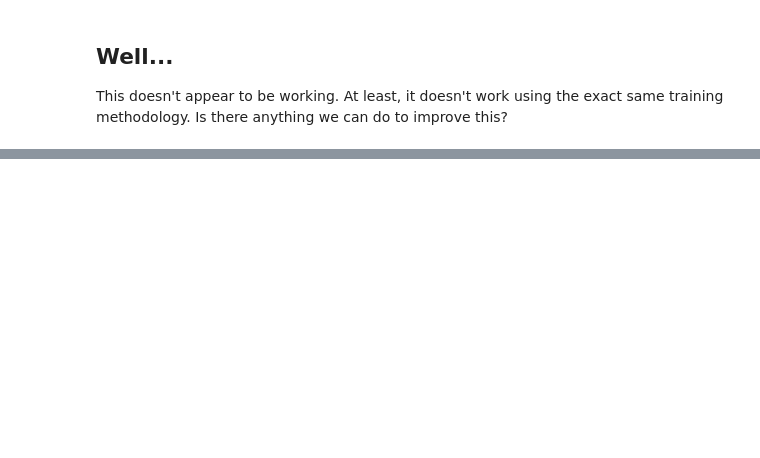
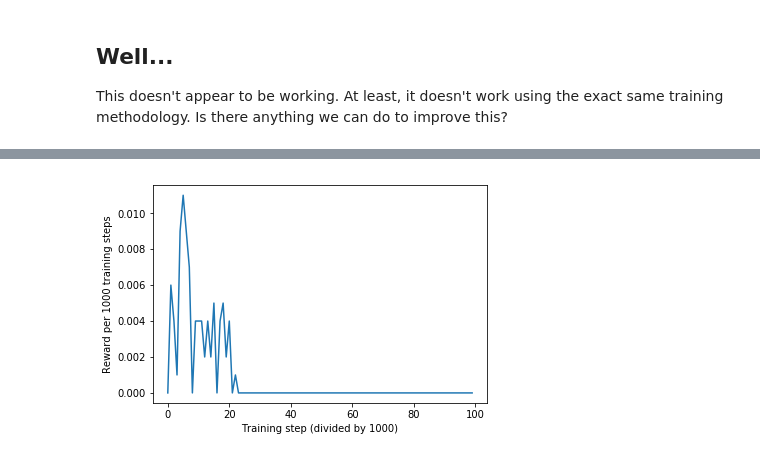
Before and after one commit to JayWalker512/Babys-First-Reinforcement-Learning, a Jupyter notebook: Baby's First Reinforcement Learning.ipynb, the cells around one changed output, grey strips where cells are left out. Cells and saved outputs as stored; diff of their text form; code cells hidden in the pictures; blank space fills up the shorter version.

Commit message:
Added experience replay, testing that out. My former hypothesis was not correct about fixing the NN failing to learn...

```diff
--- a/Baby's First Reinforcement Learning.ipynb
+++ b/Baby's First Reinforcement Learning.ipynb
@@ -352,7 +354,0 @@ What's the last series of actions taken which got a reward?
-# %%
-for i in range(0, len(history)):
-    print(history[i])
-
-#see output, we're reinforcing the same action a bunch of times!
-#maybe it got lucky with the reward appearing in a straight path
-#and so we super reinforce that set of actions.
@@ -369,0 +360,79 @@ for i in range(0, len(history)):
+# %%
+#Reinitialize the Neural Network so that it has random weights and we aren't starting from a bad spot.
+neural_mdp = NeuralNet(input_size, hidden_size, output_size, num_layers = 2) #maybe we'll play with the other parameters later
+
+#Modify our algorithm to keep a buffer of past state->action sequences that ended in a reward.
+training_steps = 100000
+initial_epsilon = 1
+epsilon = initial_epsilon
+anneal_epsilon = True #do we decrease epsilon over time?
+max_history_length = 10 #how many past actions do we want to encourage?
+history = deque([])
+max_replay_memory = 99999999999999 #Keep this many "positive" sequences to reinforce from
+replay_memory = deque([])
+progress = progress_bar.ProgressBar(total_elements=training_steps)
+reward_trends = []
+loss_trends = []
+trend_interval = 1000
+cumulative_reward_trend = 0
+cumulative_loss_trend = 0
+
+#nn specific setup
+criteria = nn.BCELoss()
+optimizer = optim.SGD(neural_mdp.parameters(), lr = 0.1, momentum = 0)
+
+#This is the main training loop.
+for i in range(0, training_steps):
+    state, action_predicted, action_taken, reward = train_step_nn(env, neural_mdp, epsilon)
+    state_action_reward = {"state": state, "action_predicted": action_predicted, "action_taken": action_taken, "reward": reward}
+    history.append(state_action_reward)
+    while len(history) > max_history_length:
+        history.popleft()
+
+    loss_sum = 0
+    if reward > 0:
+        replay_memory.append(history.copy()) #must make a copy becase otherwise altering history alters everything in here
+        while len(replay_memory) > max_replay_memory:
+            replay_memory.popleft()
+
+    cumulative_reward_trend += reward
+
+    #Here's where the actual training happens. We select a random successful sequence state->action transition
+    #from the replay memory at every step and backpropogate + update weights from it.
+    loss_sum = 0
+    if len(replay_memory) > 0:
+        for i in range
+        successful_sequence = replay_memory[random.randint(0, len(replay_memory) - 1)]
+        h = successful_sequence[random.randint(0, len(successful_sequence)-1)]
+        loss = criteria(h["action_predicted"], h["action_taken"])
+        loss.backward(retain_graph=True)
+        optimizer.step()
+        loss_sum += loss
+        cumulative_loss_trend += loss_sum.item()
+
+    #We just "turn down" epsilon by a linear interpolation from initial_epsilon to 0.
+    if anneal_epsilon:
+        epsilon_lerp = initial_epsilon / training_steps
+        epsilon = epsilon - epsilon_lerp
+        if epsilon < 0:
+            epsilon = 0 #might happen due to floating point error stacking up?
+
+    if i % trend_interval == 0:
+        reward_trends.append(cumulative_reward_trend / trend_interval)
+        cumulative_reward_trend = 0
+        loss_trends.append(cumulative_loss_trend / trend_interval)
+        cumulative_loss_trend = 0
+        progress.update(i).draw()
+
+progress.update(training_steps).draw()
+
+plt.plot(range(len(reward_trends)), reward_trends)
+plt.ylabel("Reward per 1000 training steps")
+plt.xlabel("Training step (divided by 1000)")
+plt.show()
+
+plt.plot(range(len(loss_trends)), loss_trends)
+plt.ylabel("Loss per 1000 training steps")
+plt.xlabel("Training step (divided by 1000)")
+plt.show()
+# %% [output]
@@ -369,0 +440 @@ for i in range(0, len(history)):
+[figure, added]
```
Also changed, not shown: parts of 14 cells of this notebook.
